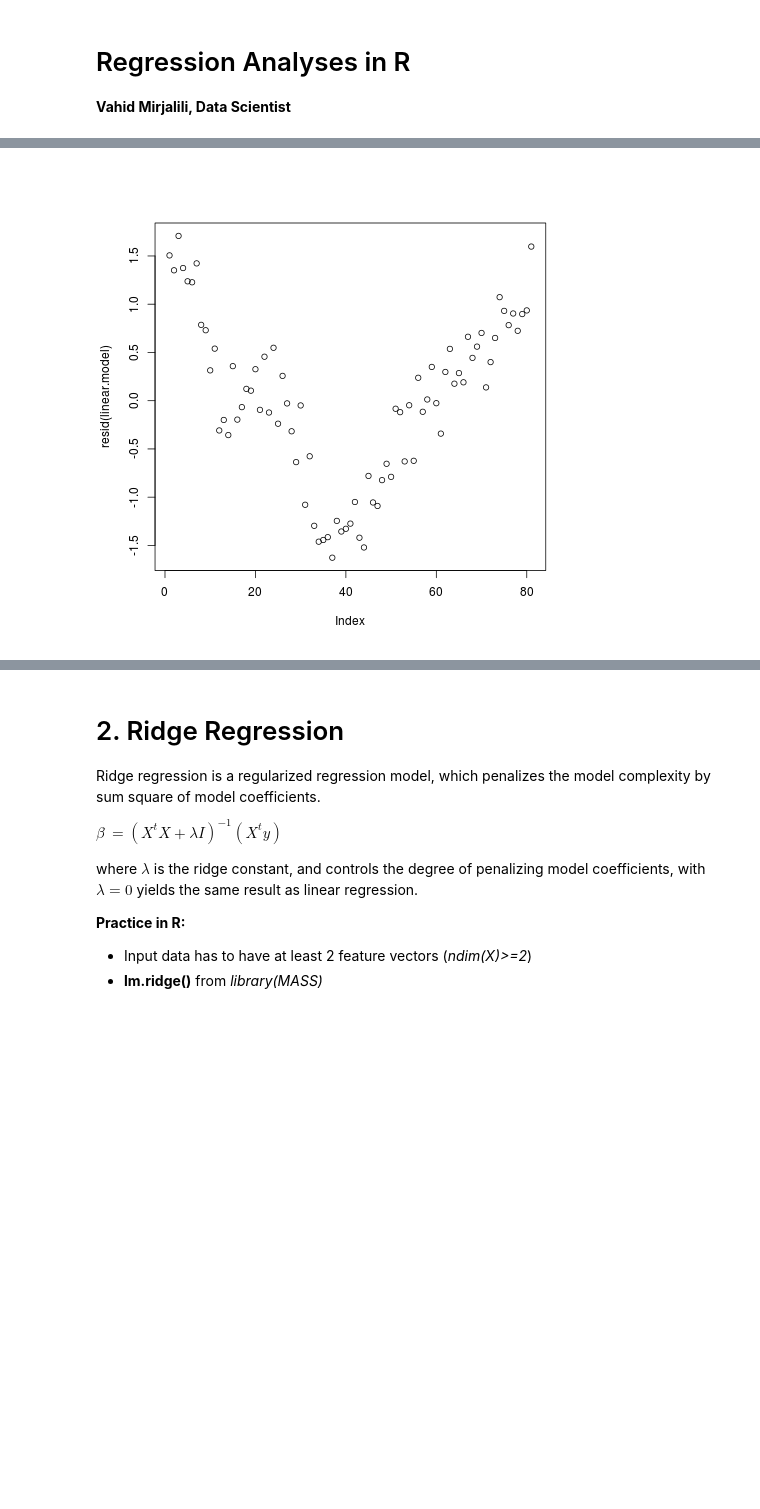
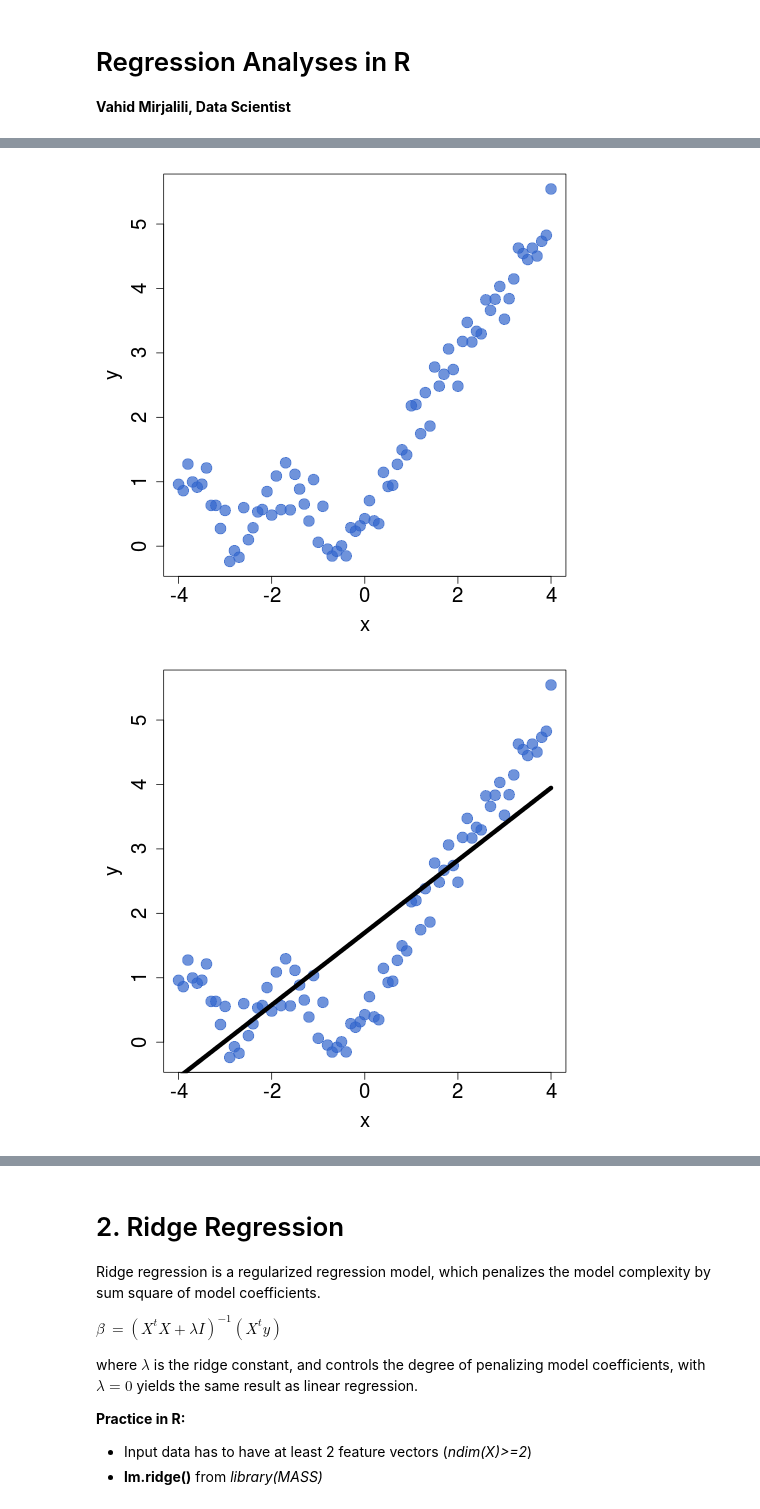
Before and after one commit to vmirly/DataScience, a Jupyter notebook: regressionAnalysis.ipynb, the cells around one changed output, grey strips where cells are left out. Saved outputs shown, nothing was run; the diff lists cells and outputs as text; code cells hidden in the pictures; blank space fills up the shorter version.

```diff
--- a/regressionAnalysis.ipynb
+++ b/regressionAnalysis.ipynb
@@ -44,12 +48,36 @@ Linear regression assumes that the relationship of dependant variable (y) and th
-# %%
-x <- df$V1
-y <- df$V2
-
-linear.model <- lm(formula=y ~ x)
-
-y.pred <- x*coef(linear.model)[2] + coef(linear.model)[1]
-
-plot(resid(linear.model))
-#lines(x, y.pred, lwd=4)
-# %% [output]
-[figure, removed]
+# %%
+x <- df$V1
+y <- df$V2
+
+linear.model <- lm(formula=y ~ x)
+
+y.pred <- x*coef(linear.model)[2] + coef(linear.model)[1]
+
+par(mar=c(4.7, 4.7, 0.7, 0.7))
+plot(df, col=rgb(0.2, 0.4, 0.8, 0.7), pch=19, cex=2,
+     xlab="x", ylab="y", cex.axis=1.7, cex.lab=1.7
+     )
+lines(x, y.pred, lwd=6)
+
+##=============================#
+## Adding higher order terms: ##
+
+df$x2 <- df$V1^2
+df$x3 <- df$V1^3
+df$x4 <- df$V1^4
+df$x5 <- df$V1^5
+df$x6 <- df$V1^6
+df$x7 <- df$V1^7
+df$x8 <- df$V1^8
+
+lm.xtend <- lm(formula=V2 ~ ., df)
+cf.lin <- coef(lm.xtend)
+
+lines(df$V1, cf.lin[1] + cf.lin[2]*df$V1 +
+      cf.lin[3]*df$x2 + cf.lin[4]*df$x3 +
+      cf.lin[5]*df$x4 + cf.lin[6]*df$x5 +
+      cf.lin[7]*df$x6 + cf.lin[8]*df$x7 +
+      cf.lin[9]*df$x8, lwd=7, lty=2, col="purple")
+# %% [output]
+[figure, added]
+[figure, added]
```
Also changed, not shown: parts of 4 cells of this notebook.
